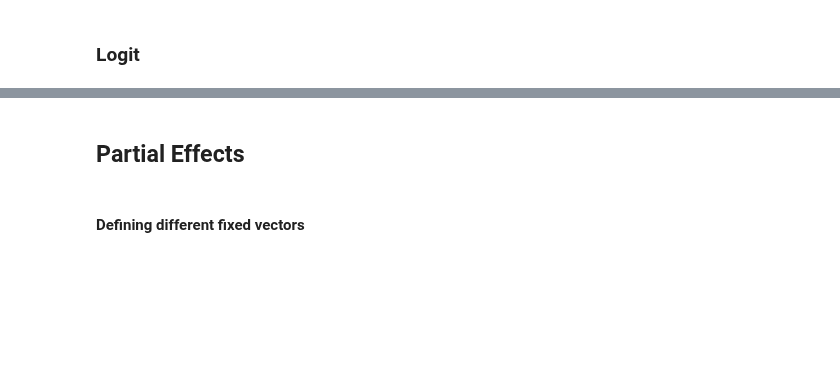
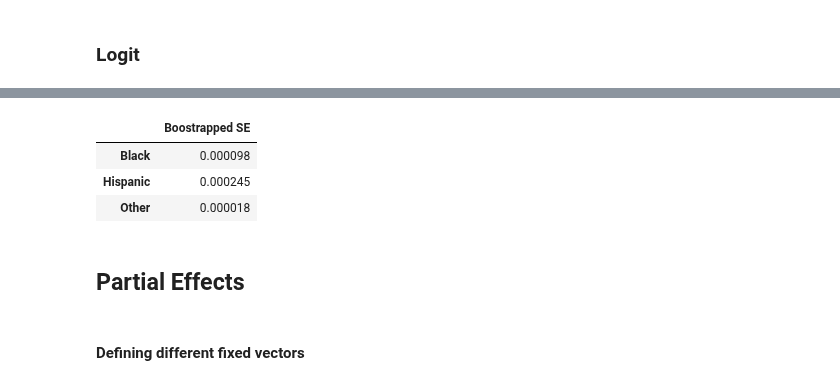
Before and after one commit to anl1313/AME_2025, a Jupyter notebook: Assignments/Project 3/Project 3 kode livia.ipynb, the cells around one changed output, grey strips where cells are left out. Drawn from its saved outputs; the diff is of its cells as text; code cells hidden in the pictures; blank space fills up the shorter version.

```diff
--- a/Assignments/Project 3/Project 3 kode livia.ipynb
+++ b/Assignments/Project 3/Project 3 kode livia.ipynb
@@ -316,3 +374,13 @@ res_logit
+# %%
+#bootstrap SEs
+se = logit.bootstrap(y, x, logit_results['theta'], indices, nB=1000)
+formatted_se =pd.DataFrame(se, index=["Black", "Hispanic", "Other"], columns=["Boostrapped SE"]).round(6)
+formatted_se
+# %% [output]
+|  | Boostrapped SE |
+| Black | 0.000098 |
+| Hispanic | 0.000245 |
+| Other | 0.000018 |
 # %% [markdown]
 ## Partial Effects
 # %% [markdown]
```
Also changed, not shown: parts of 34 cells of this notebook, 3 other files.
